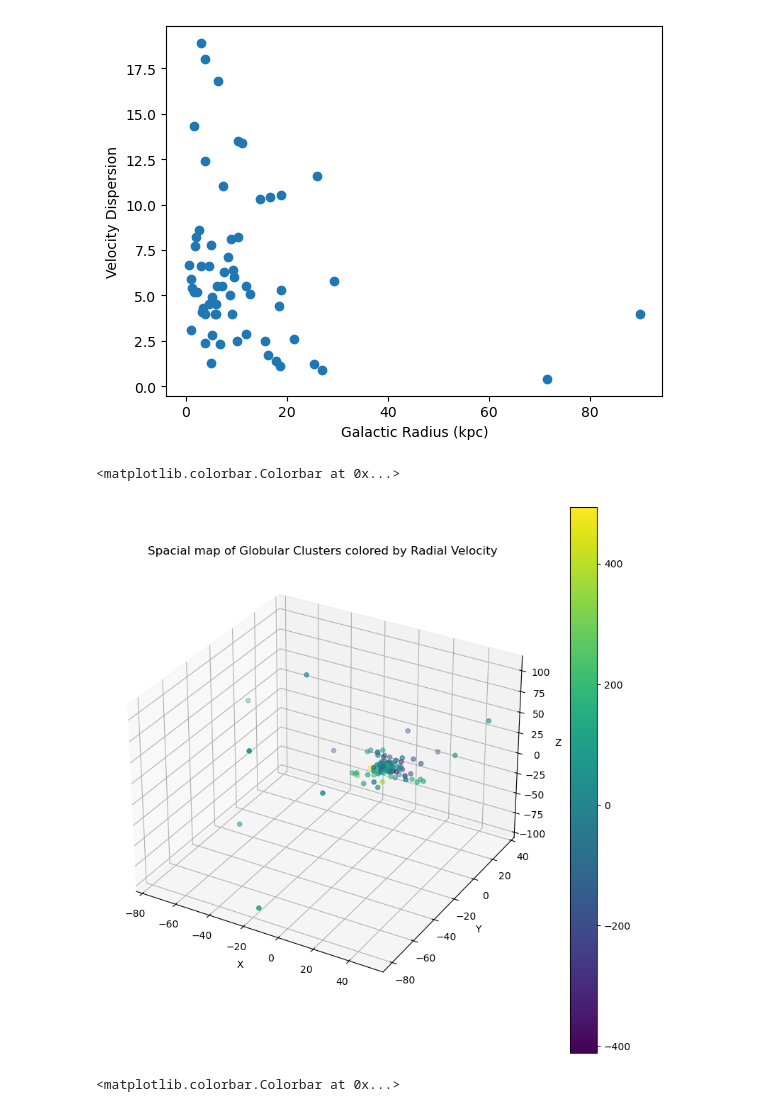
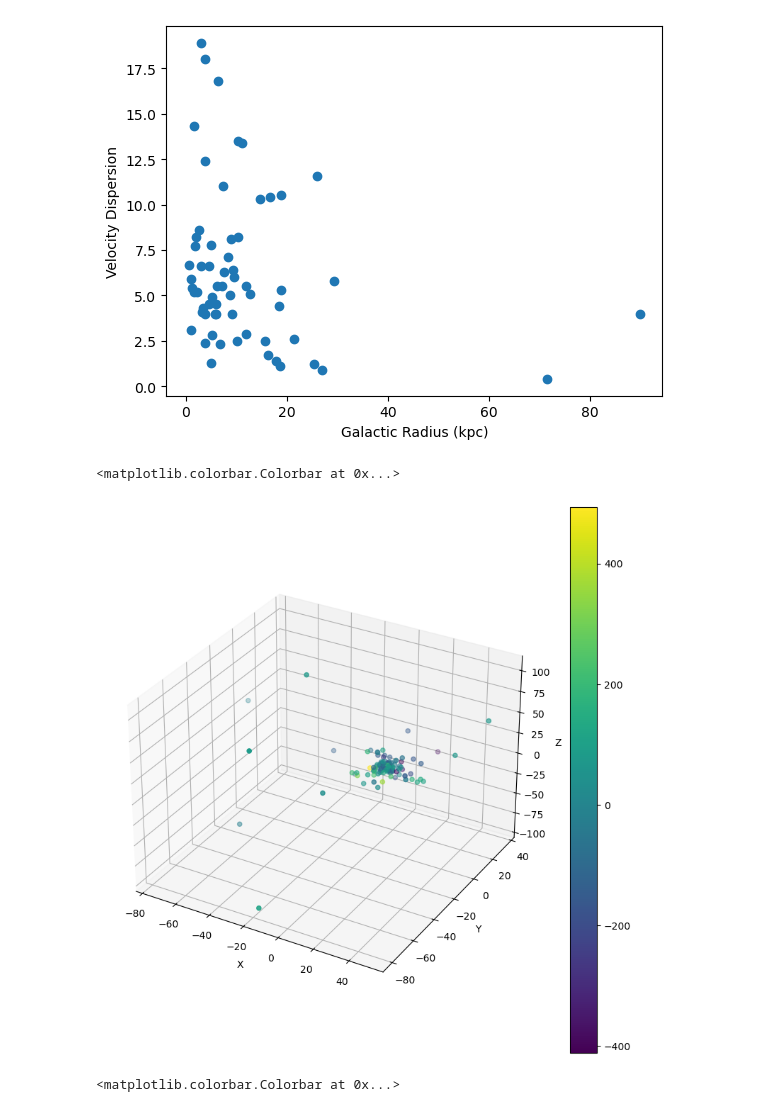
Before and after one commit to gigisheehan06-blip/3116-Comp-group2, a Jupyter notebook: gigi.ipynb, the cells around one changed output. Drawn from its saved outputs; the diff is of its cells as text; code cells hidden in the pictures.

```diff
--- a/gigi.ipynb
+++ b/gigi.ipynb
@@ -294,16 +294,16 @@ Text(0.5, 0, 'Galactic Radius (kpc)')
 # %%
 fig = plt.figure(figsize=(10,10))
 ax = fig.add_subplot(projection='3d')
 
 p = ax.scatter(Harris_i_iii['X'],Harris_i_iii['Y'],Harris_i_iii['Z'], c= Harris_i_iii['v_r'])
 plt.xlabel('X')
 plt.ylabel('Y')
 ax.set_zlabel('Z')
-plt.title('Spacial map of Globular Clusters colored by Radial Velocity')
+#plt.title('Spacial map of Globular Clusters colored by Radial Velocity')
 plt.colorbar(p)
 # %% [output]
 <matplotlib.colorbar.Colorbar at 0x...>
-[figure, old version]
+[figure, new version]
 # %%
 fig = plt.figure(figsize=(10,10))
 ax = fig.add_subplot(projection='3d')
```
Also changed, not shown: parts of 2 cells of this notebook.
